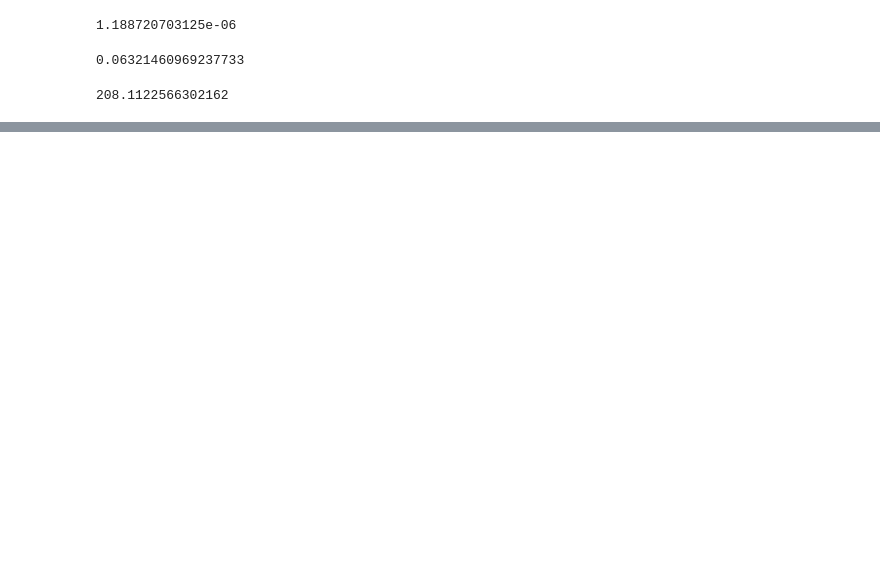
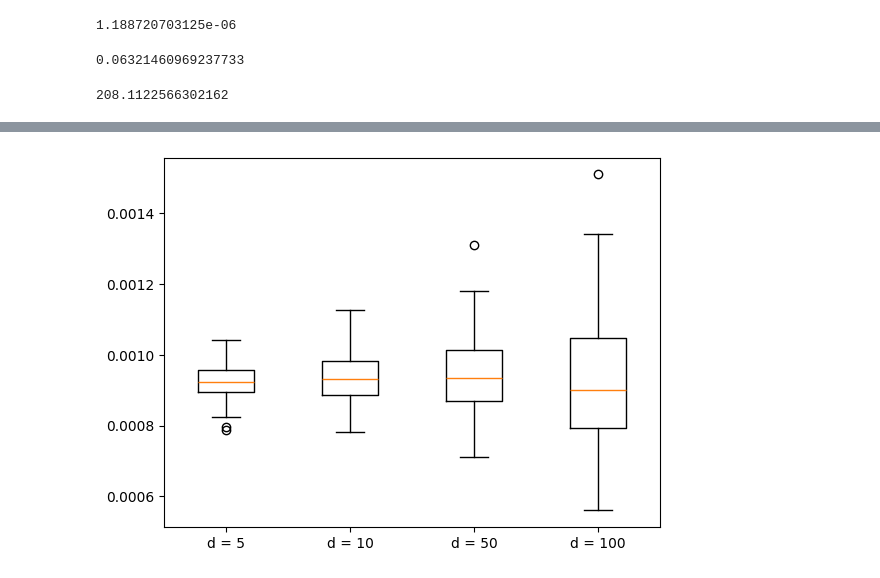
Before and after one commit to imn167/SubsetSimulation_VAE, a Jupyter notebook: Resultats_4Branch(1).ipynb, the cells around one changed output, grey strips where cells are left out. Cells and saved outputs as stored; diff of their text form; code cells hidden in the pictures; blank space fills up the shorter version.

```diff
--- a/Resultats_4Branch(1).ipynb
+++ b/Resultats_4Branch(1).ipynb
@@ -493,0 +553,9 @@ sp.norm()
+# %%
+d5 = np.load('vanilla_SS/SS_d5.npy')
+d10 = np.load('vanilla_SS/SS_d10.npy')
+d50 = np.load('vanilla_SS/SS_d50.npy')
+d100 = np.load('vanilla_SS/SS_d100.npy')
+plt.boxplot([d5, d10, d50, d100]);
+plt.xticks([1, 2, 3, 4], ['d = 5', 'd = 10', 'd = 50', 'd = 100']);
+# %% [output]
+[figure, added]
```
Also changed, not shown: parts of 11 cells of this notebook, 52 other files.
